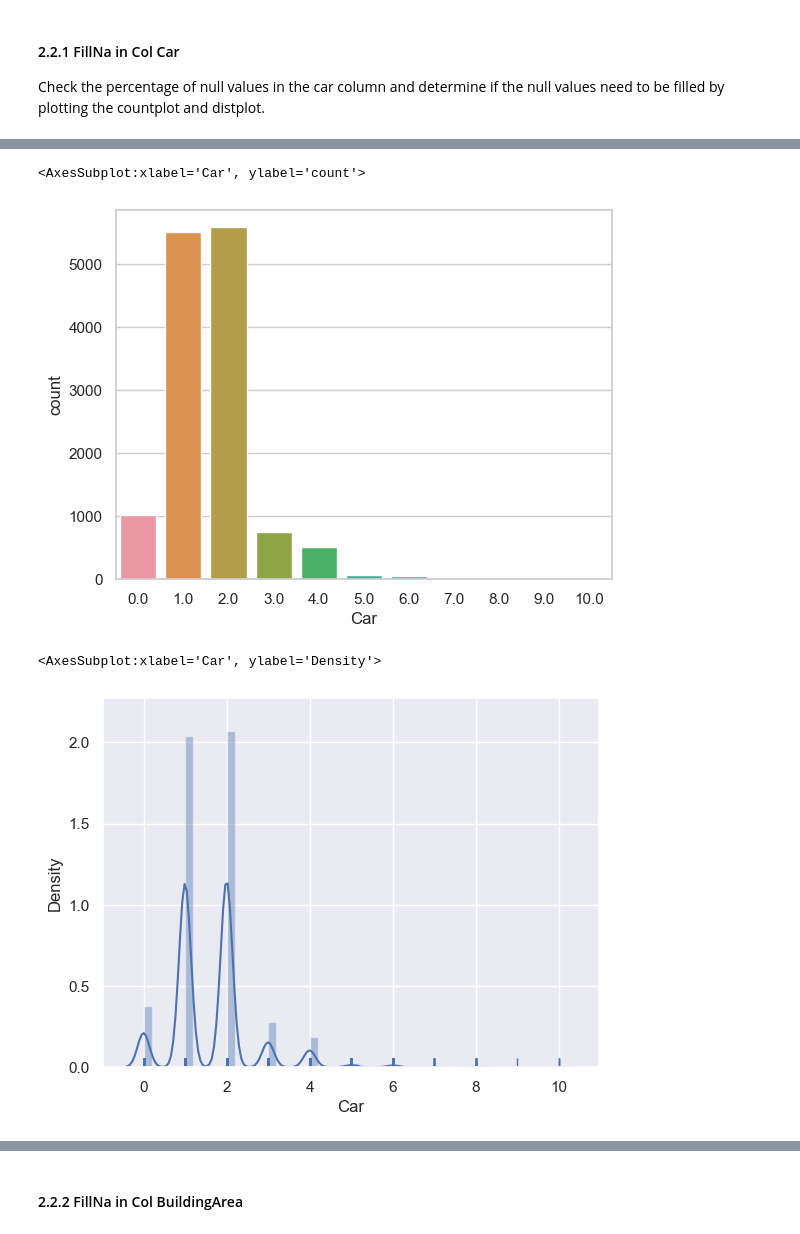
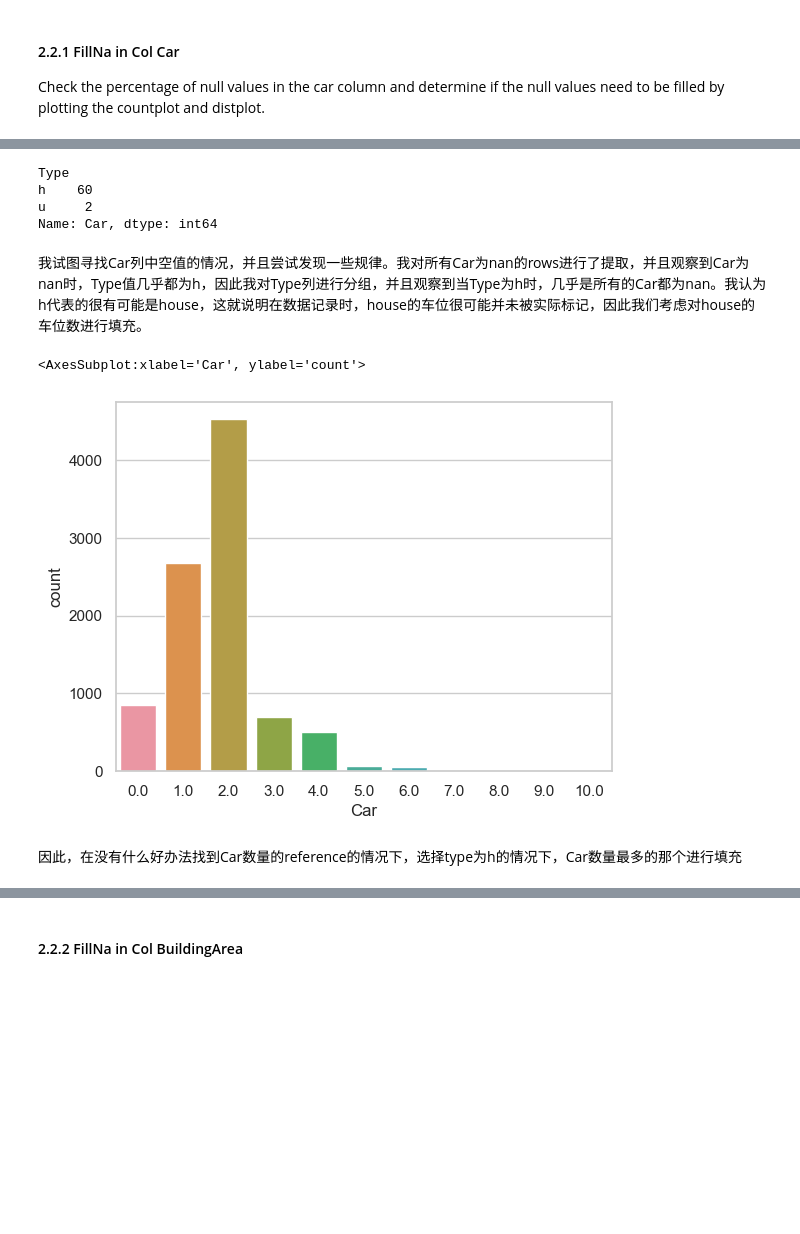
Before and after one commit to WhatKS/DA_Course_QILIU, a Jupyter notebook: 2023_01_03/Melbourne_house.ipynb, the cells around one changed output, grey strips where cells are left out. Saved outputs shown, nothing was run; the diff lists cells and outputs as text; code cells hidden in the pictures; blank space fills up the shorter version.

```diff
--- a/2023_01_03/Melbourne_house.ipynb
+++ b/2023_01_03/Melbourne_house.ipynb
@@ -144,10 +143,23 @@ Check the percentage of null values in the car column and determine if the null
+# %%
+null_car_rows = houses[houses['Car'].isnull()]
+
+null_car_rows.groupby('Type')['Car'].size()
+# %% [output]
+Type
+h    60
+u     2
+Name: Car, dtype: int64
+# %% [markdown]
+我试图寻找Car列中空值的情况，并且尝试发现一些规律。我对所有Car为nan的rows进行了提取，并且观察到Car为nan时，Type值几乎都为h，因此我对Type列进行分组，并且观察到当Type为h时，几乎是所有的Car都为nan。我认为h代表的很有可能是house，这就说明在数据记录时，house的车位很可能并未被实际标记，因此我们考虑对house的车位数进行填充。
+# %%
+h_type = houses.loc[houses['Type'] == 'h']
+h_type['Car'] = pd.to_numeric(h_type['Car'], errors='coerce')
+
+counts = h_type['Car'].value_counts(ascending=False)
 # %%
-sns.countplot(x='Car', data=houses_with_na)
+sns.countplot(x='Car', data=h_type)
 # %% [output]
 <AxesSubplot:xlabel='Car', ylabel='count'>
-[figure, old version]
+[figure, new version]
-# %%
-sns.distplot(houses_with_na['Car'], rug=True)
-# %% [output]
-<AxesSubplot:xlabel='Car', ylabel='Density'>
-[figure, removed]
+# %% [markdown]
+因此，在没有什么好办法找到Car数量的reference的情况下，选择type为h的情况下，Car数量最多的那个进行填充
```
Also changed, not shown: parts of 21 cells of this notebook, 1 other file.
